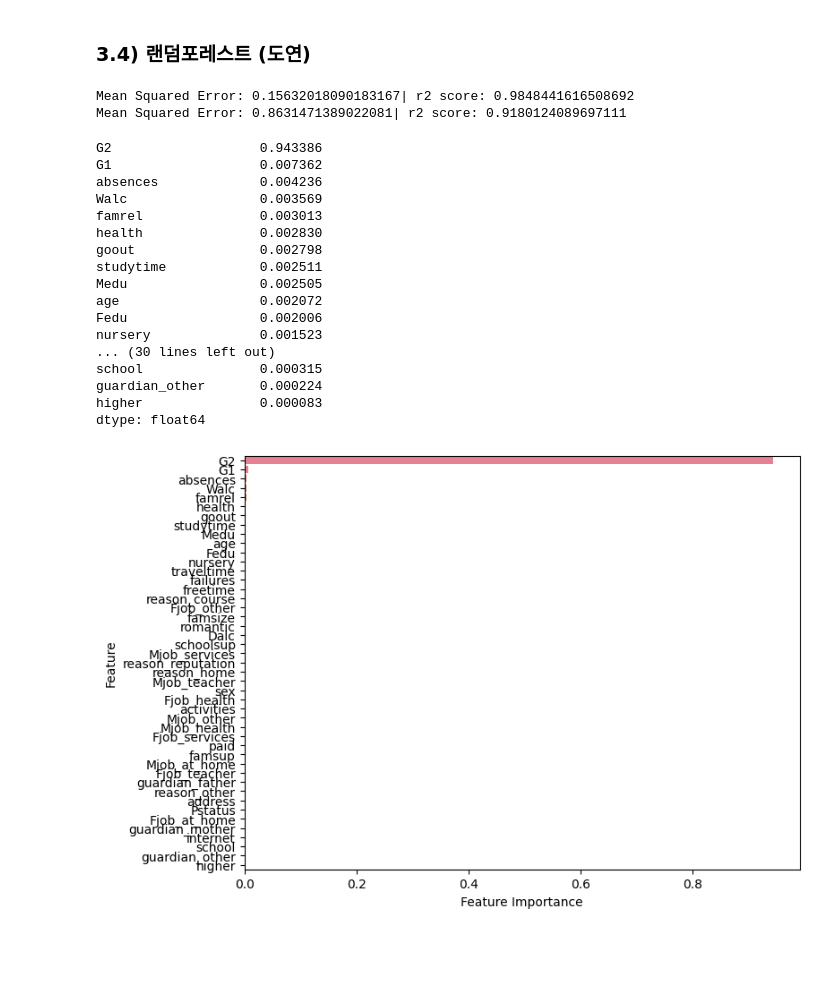
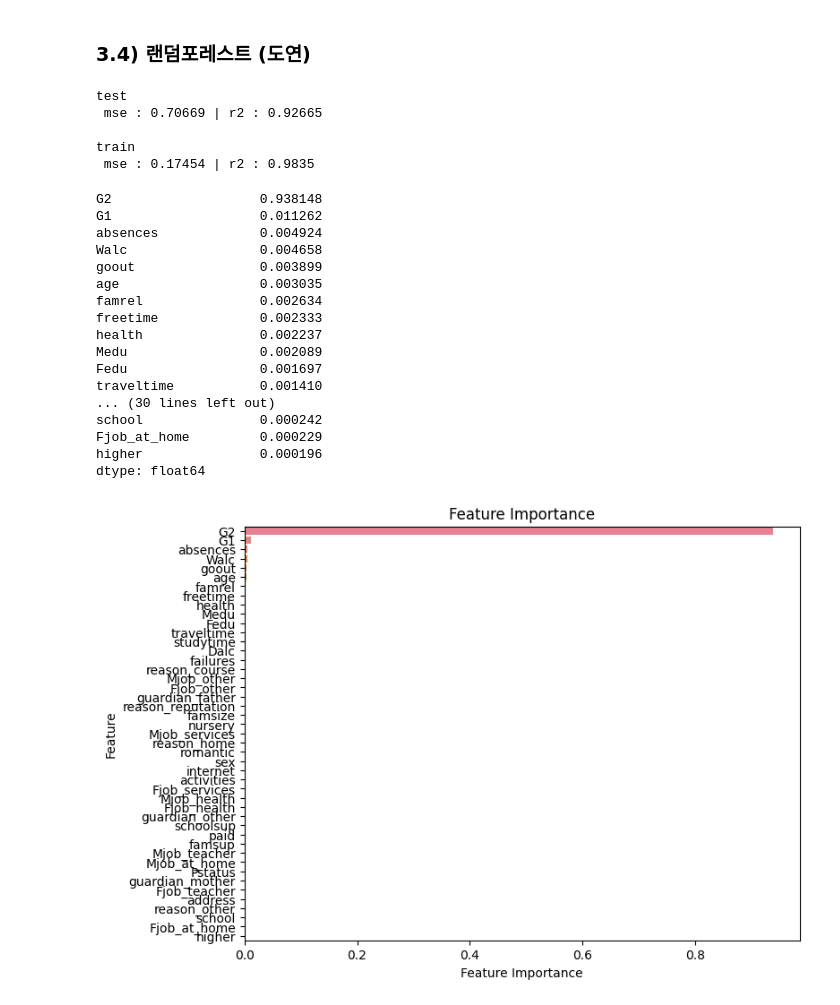
Before and after one commit to Encore-SKN-9/ml_1team, a Jupyter notebook: model.ipynb, the cells around one changed output. Cells and saved outputs as stored; diff of their text form; code cells hidden in the pictures; blank space fills up the shorter version.

```diff
--- a/model.ipynb
+++ b/model.ipynb
@@ -391,19 +445,17 @@ model = RandomForestRegressor(n_estimators=100, max_depth=7, random_state=0)
 # 학습
 model.fit(X_train, y_train)
 
-# 예측 및 평가
+# 테스트 모델 점수
+y_pred = model.predict(X_test)
+print('test')
+model_score(y_test, y_pred)
+print()
+
+# 학습용 모델 점수
 y_pred = model.predict(X_train)
+print('train')
+model_score(y_train, y_pred)
 
-mse = mean_squared_error(y_train, y_pred)
-r2 = r2_score(y_train, y_pred)
-print(f'Mean Squared Error: {mse}| r2 score: {r2}')
-
-
-y_pred = model.predict(X_test)
-
-mse = mean_squared_error(y_test, y_pred)
-r2 = r2_score(y_test, y_pred)
-print(f'Mean Squared Error: {mse}| r2 score: {r2}')
 # rf_clf.estimators_ : 100개의 DecisionTreeClassifier를 확인
 
 
@@ -414,36 +466,40 @@ print(f'Mean Squared Error: {mse}| r2 score: {r2}')
 fis = pd.Series(model.feature_importances_, index= X.columns).sort_values(ascending=False)
 fis
 # %% [output]
-Mean Squared Error: 0.15632018090183167| r2 score: 0.9848441616508692
-Mean Squared Error: 0.8631471389022081| r2 score: 0.9180124089697111
+test
+ mse : 0.70669 | r2 : 0.92665
+
+train
+ mse : 0.17454 | r2 : 0.9835
-G2                   0.943386
-G1                   0.007362
-absences             0.004236
-Walc                 0.003569
-famrel               0.003013
-health               0.002830
-goout                0.002798
-studytime            0.002511
-Medu                 0.002505
-age                  0.002072
-Fedu                 0.002006
-nursery              0.001523
+G2                   0.938148
+G1                   0.011262
+absences             0.004924
+Walc                 0.004658
+goout                0.003899
+age                  0.003035
+famrel               0.002634
+freetime             0.002333
+health               0.002237
+Medu                 0.002089
+Fedu                 0.001697
+traveltime           0.001410
 ... (30 lines left out)
-school               0.000315
-guardian_other       0.000224
-higher               0.000083
+school               0.000242
+Fjob_at_home         0.000229
+higher               0.000196
 dtype: float64
 # %%
 # 특성 중요도 시각화
 plt.figure(figsize=(8,6))
 sns.barplot(
     x=fis,
     y=fis.index,
     hue=fis.index
 )
 
+plt.title('Feature Importance')
 plt.xlabel('Feature Importance')
 plt.ylabel('Feature')
 plt.show()
 # %% [output]
-[figure, old version]
+[figure, new version]
```
Also changed, not shown: parts of 13 cells of this notebook, 1 other file.
